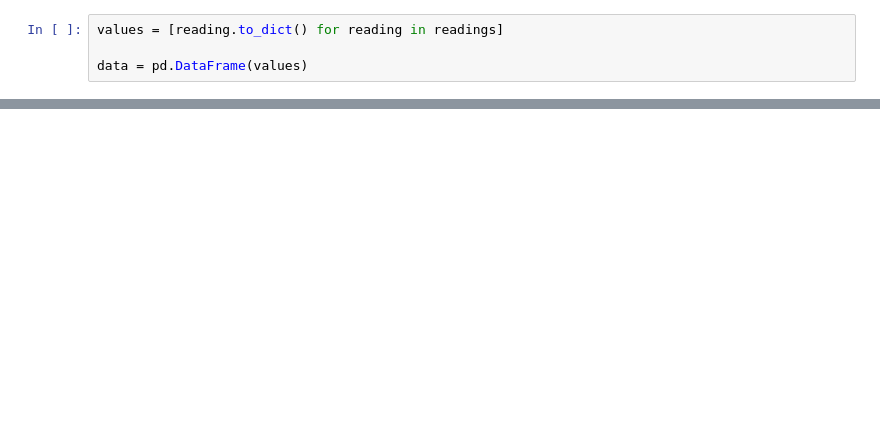
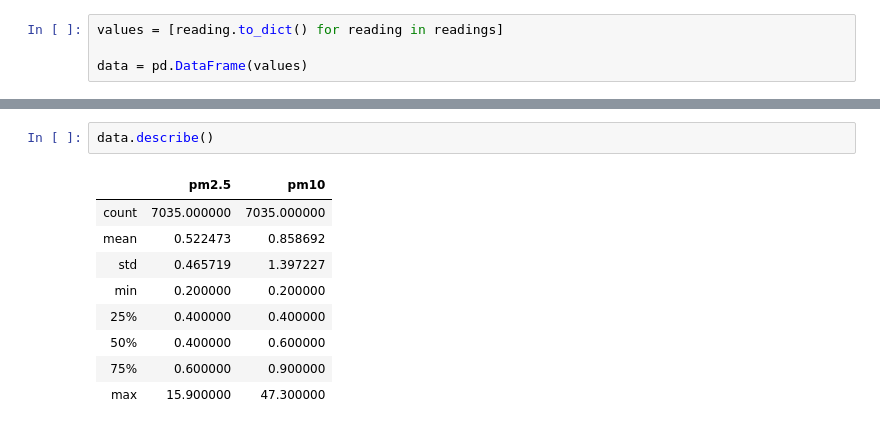
Before and after one commit to trevordimartino/pm-sensor, a Jupyter notebook: plot_readings.ipynb, the cells around one changed output, grey strips where cells are left out. Cells and saved outputs as stored; diff of their text form; blank space fills up the shorter version.

```diff
--- a/plot_readings.ipynb
+++ b/plot_readings.ipynb
@@ -36,0 +46,12 @@ To register the converters:
+# %%
+data.describe()
+# %% [output]
+|  | pm2.5 | pm10 |
+| count | 7035.000000 | 7035.000000 |
+| mean | 0.522473 | 0.858692 |
+| std | 0.465719 | 1.397227 |
+| min | 0.200000 | 0.200000 |
+| 25% | 0.400000 | 0.400000 |
+| 50% | 0.400000 | 0.600000 |
+| 75% | 0.600000 | 0.900000 |
+| max | 15.900000 | 47.300000 |
```
Also changed, not shown: parts of 4 cells of this notebook, 2 other files.
